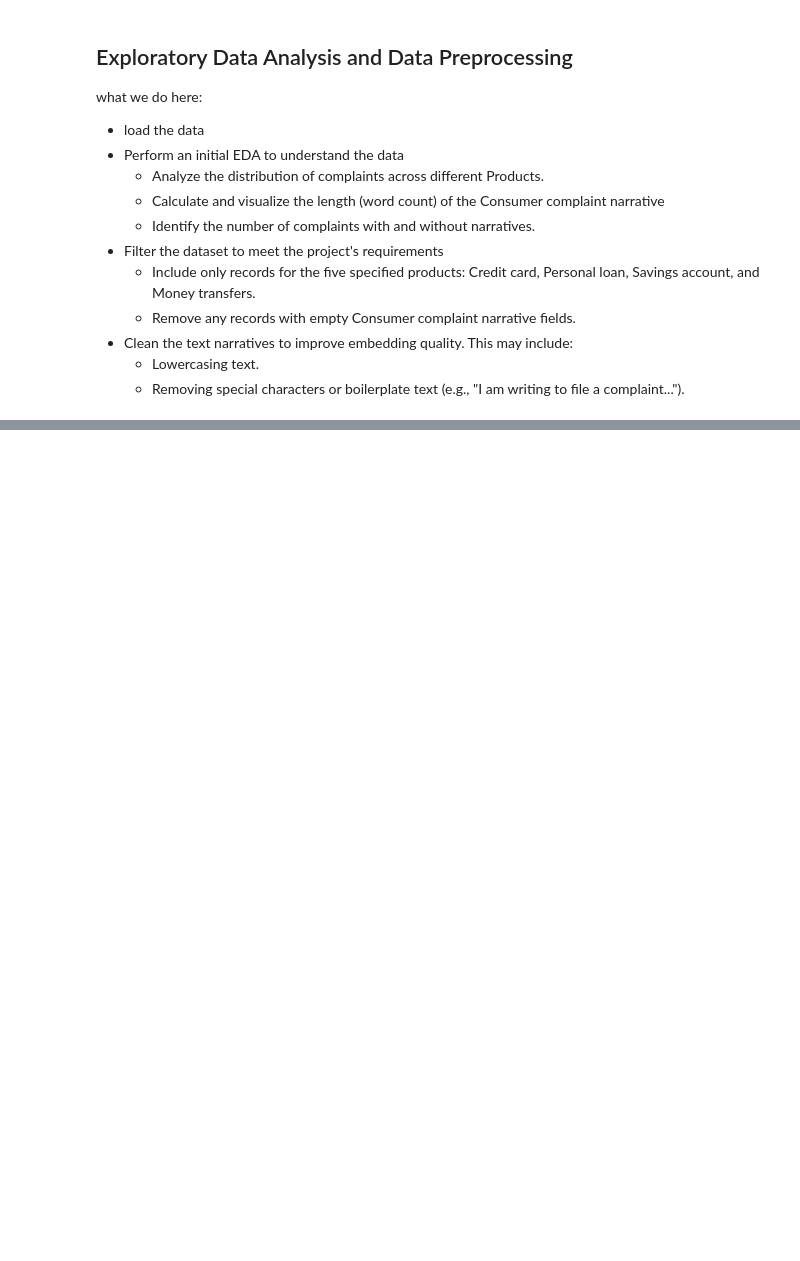
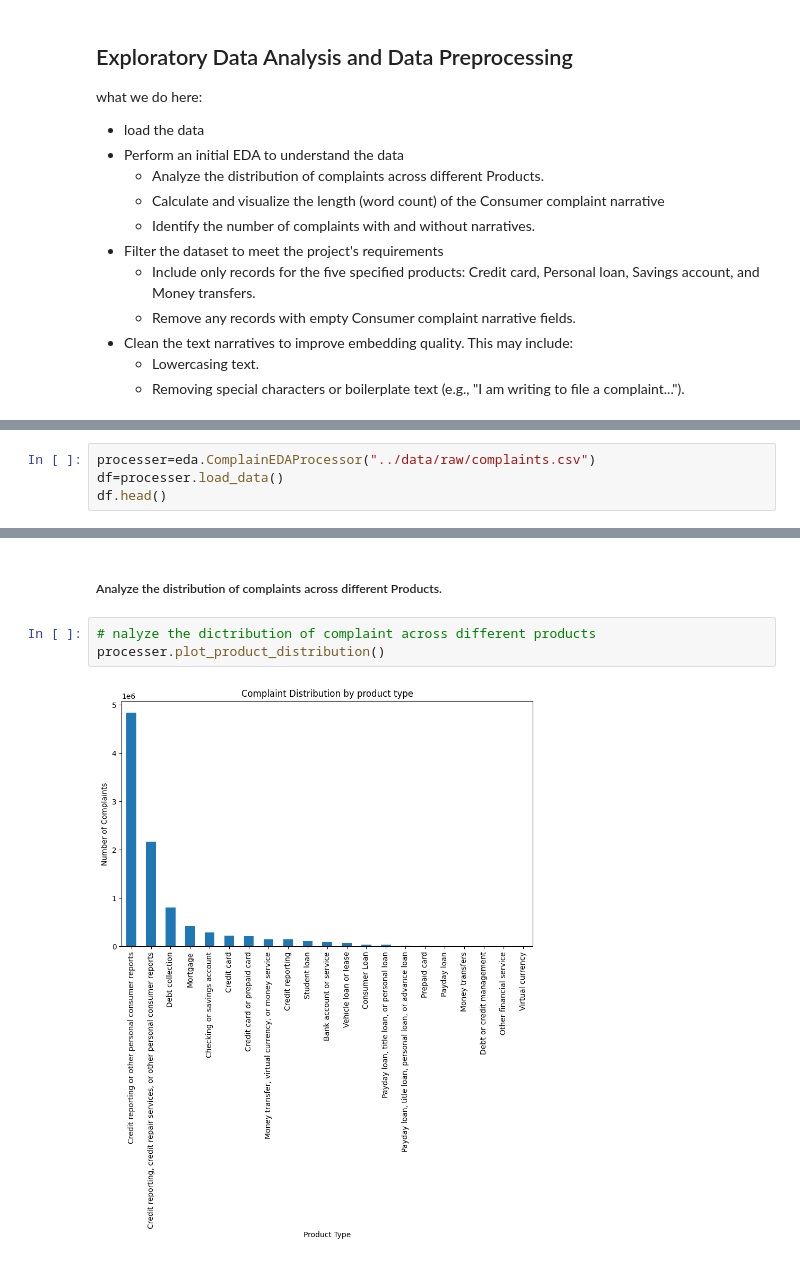
Before and after one commit to Kidist-c/rag-complaint-chatbot, a Jupyter notebook: notebooks/eda.ipynb, the cells around one changed output, grey strips where cells are left out. Drawn from its saved outputs; the diff is of its cells as text; blank space fills up the shorter version.

Commit message:
perform EDA for the data

```diff
--- a/notebooks/eda.ipynb
+++ b/notebooks/eda.ipynb
@@ -27,0 +30,4 @@ df.head()
+# %%
+processer=eda.ComplainEDAProcessor("../data/raw/complaints.csv")
+df=processer.load_data()
+df.head()
@@ -27,0 +66,7 @@ df.head()
+# %% [markdown]
+##### Analyze the distribution of complaints across different Products.
+# %%
+# nalyze the dictribution of complaint across different products
+processer.plot_product_distribution()
+# %% [output]
+[figure, added]
```
Also changed, not shown: parts of 25 cells of this notebook, 1 other file.
